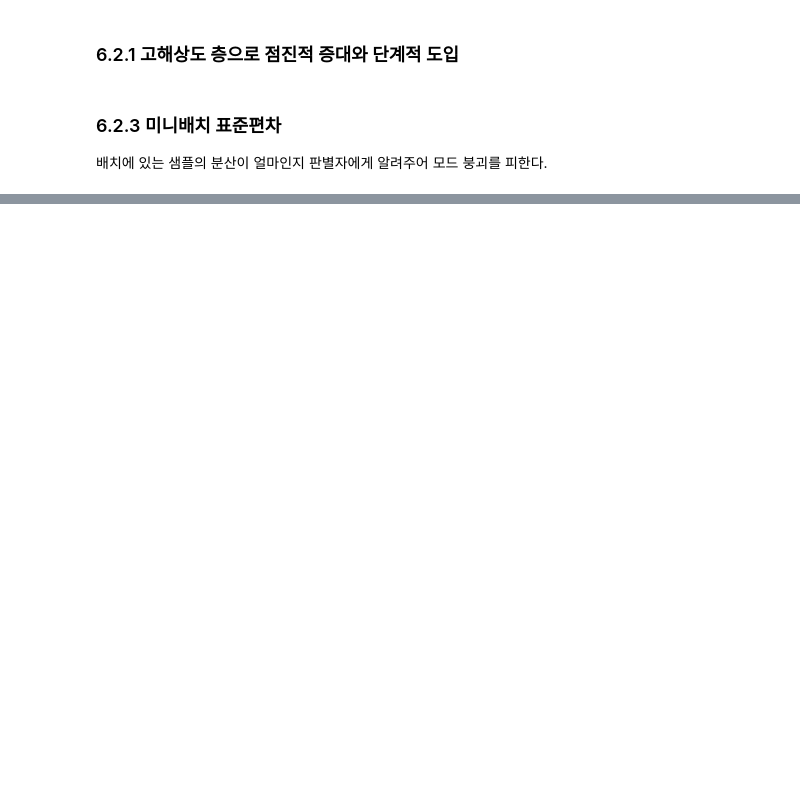
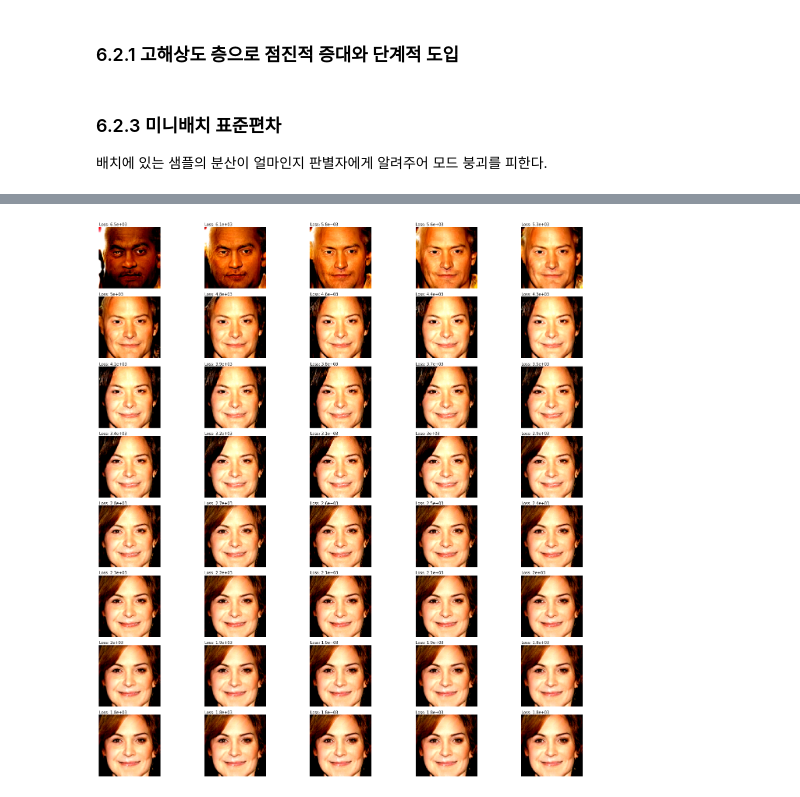
Before and after one commit to rpdahxn/GANsInAction, a Jupyter notebook: ch06_ProGAN.ipynb, the cells around one changed output, grey strips where cells are left out. Saved outputs shown, nothing was run; the diff lists cells and outputs as text; code cells hidden in the pictures; blank space fills up the shorter version.

```diff
--- a/ch06_ProGAN.ipynb
+++ b/ch06_ProGAN.ipynb
@@ -72,0 +273,5 @@ def minibatch_std_layer(layer, group_size=4):
+# %%
+captions = [ f'Loss: {l:.2}' for l in result[1]]
+display_images(result[0], captions)
+# %% [output]
+[figure, added]
```
Also changed, not shown: parts of 13 cells of this notebook.
